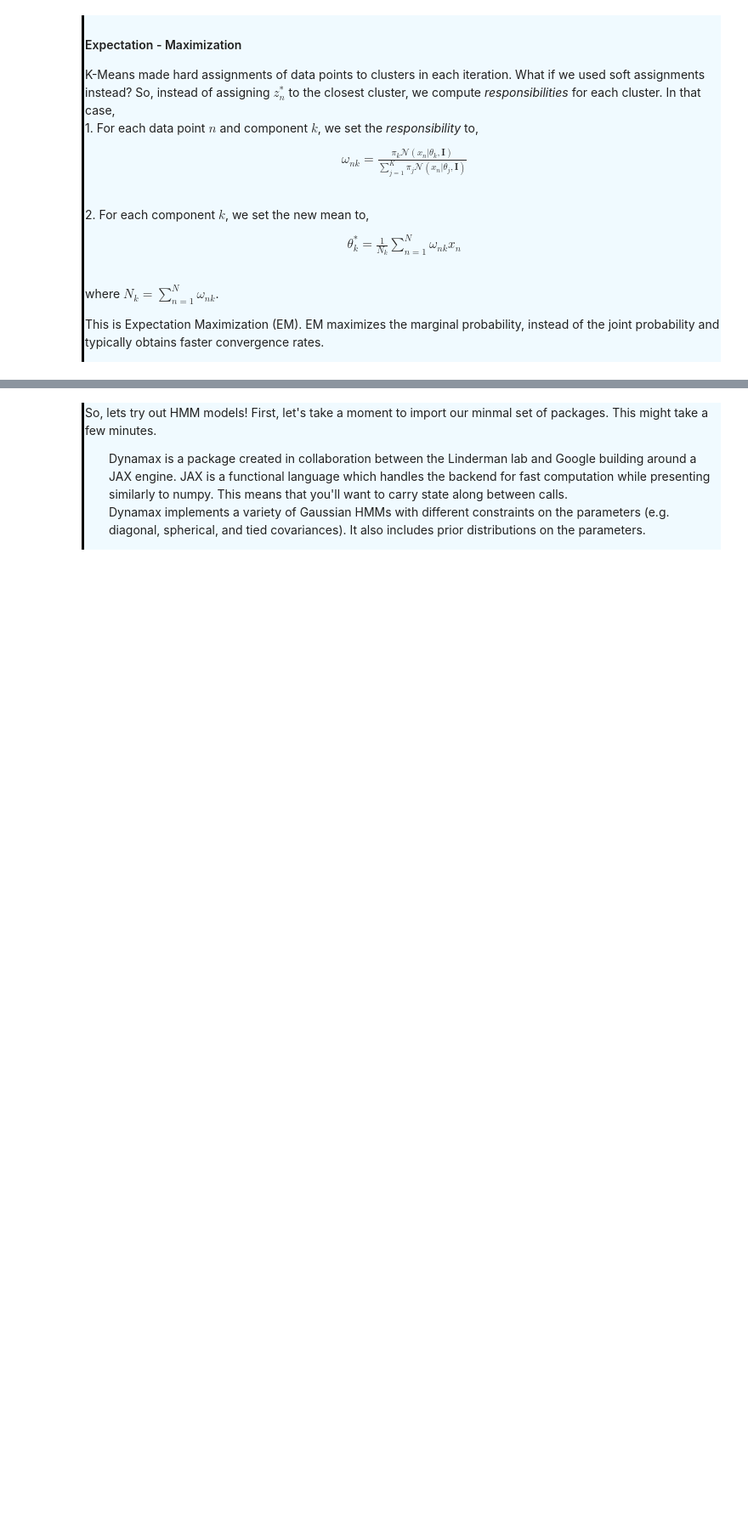
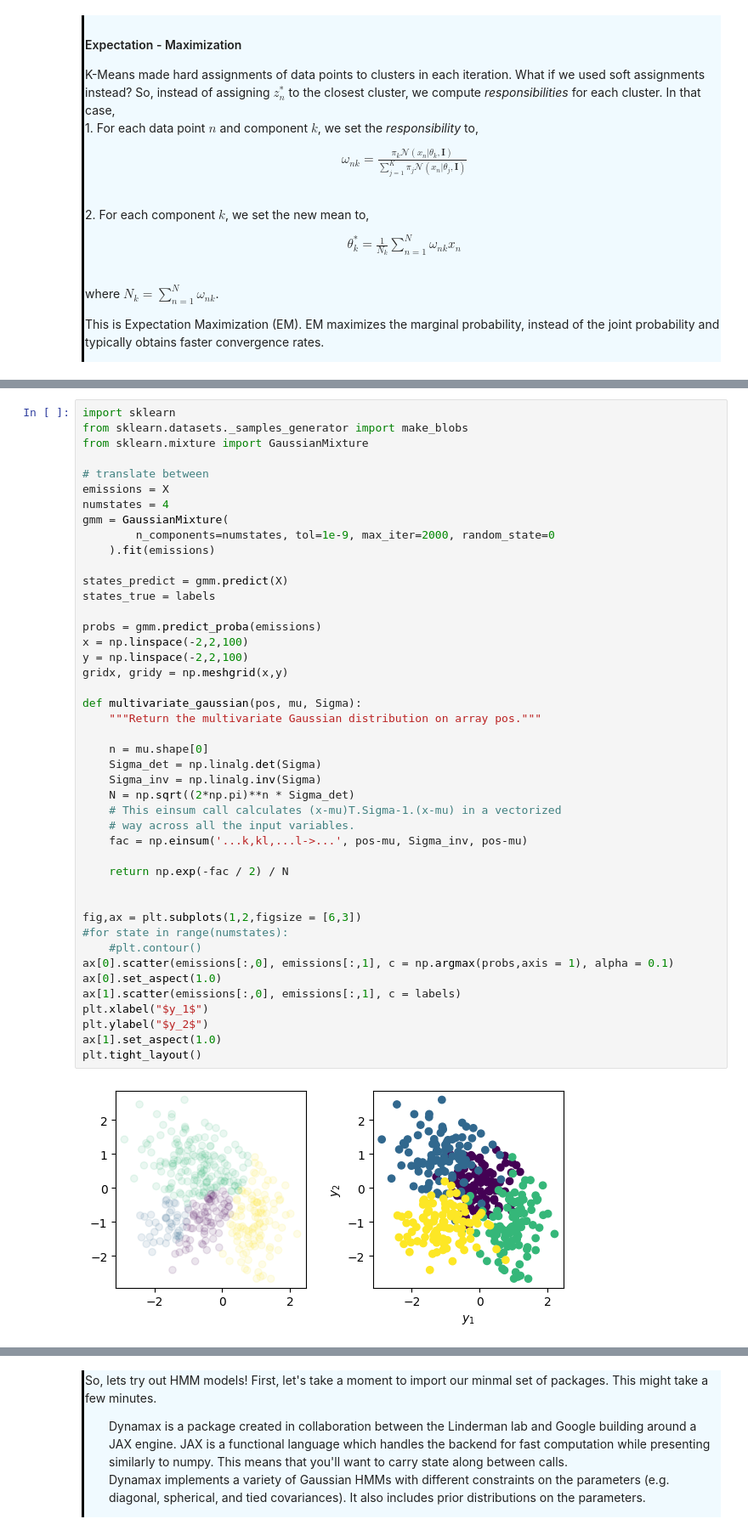
Before and after one commit to AllenSWDB/swdb_visualbehavior_template, a Jupyter notebook: code/Workshop_2.ipynb, the cells around one changed output, grey strips where cells are left out. Shown at 85% size. Cells and saved outputs as stored; diff of their text form; blank space fills up the shorter version.

```diff
--- a/code/Workshop_2.ipynb
+++ b/code/Workshop_2.ipynb
@@ -271,2 +330,48 @@ z_{n}^{*} = \underset{k \in \{1,..., K\}}{arg min} || x_{n} - \theta_{k}||_{2}
+# %%
+import sklearn
+from sklearn.datasets._samples_generator import make_blobs
+from sklearn.mixture import GaussianMixture
+
+# translate between
+emissions = X
+numstates = 4
+gmm = GaussianMixture(
+        n_components=numstates, tol=1e-9, max_iter=2000, random_state=0
+    ).fit(emissions)
+
+states_predict = gmm.predict(X)
+states_true = labels
+
+probs = gmm.predict_proba(emissions)
+x = np.linspace(-2,2,100)
+y = np.linspace(-2,2,100)
+gridx, gridy = np.meshgrid(x,y)
+
+def multivariate_gaussian(pos, mu, Sigma):
+    """Return the multivariate Gaussian distribution on array pos."""
+
+    n = mu.shape[0]
+    Sigma_det = np.linalg.det(Sigma)
+    Sigma_inv = np.linalg.inv(Sigma)
+    N = np.sqrt((2*np.pi)**n * Sigma_det)
+    # This einsum call calculates (x-mu)T.Sigma-1.(x-mu) in a vectorized
+    # way across all the input variables.
+    fac = np.einsum('...k,kl,...l->...', pos-mu, Sigma_inv, pos-mu)
+
+    return np.exp(-fac / 2) / N
+
+
+fig,ax = plt.subplots(1,2,figsize = [6,3])
+#for state in range(numstates):
+    #plt.contour()
+ax[0].scatter(emissions[:,0], emissions[:,1], c = np.argmax(probs,axis = 1), alpha = 0.1)
+ax[0].set_aspect(1.0)
+ax[1].scatter(emissions[:,0], emissions[:,1], c = labels)
+plt.xlabel("$y_1$")
+plt.ylabel("$y_2$")
+ax[1].set_aspect(1.0)
+plt.tight_layout()
+# %% [output]
+[figure, added]
 # %% [markdown]
 <div style="border-left: 3px solid #000; padding: 1px; padding-left: 10px; background: #F0FAFF; ">
```
Also changed, not shown: parts of 12 cells of this notebook.
